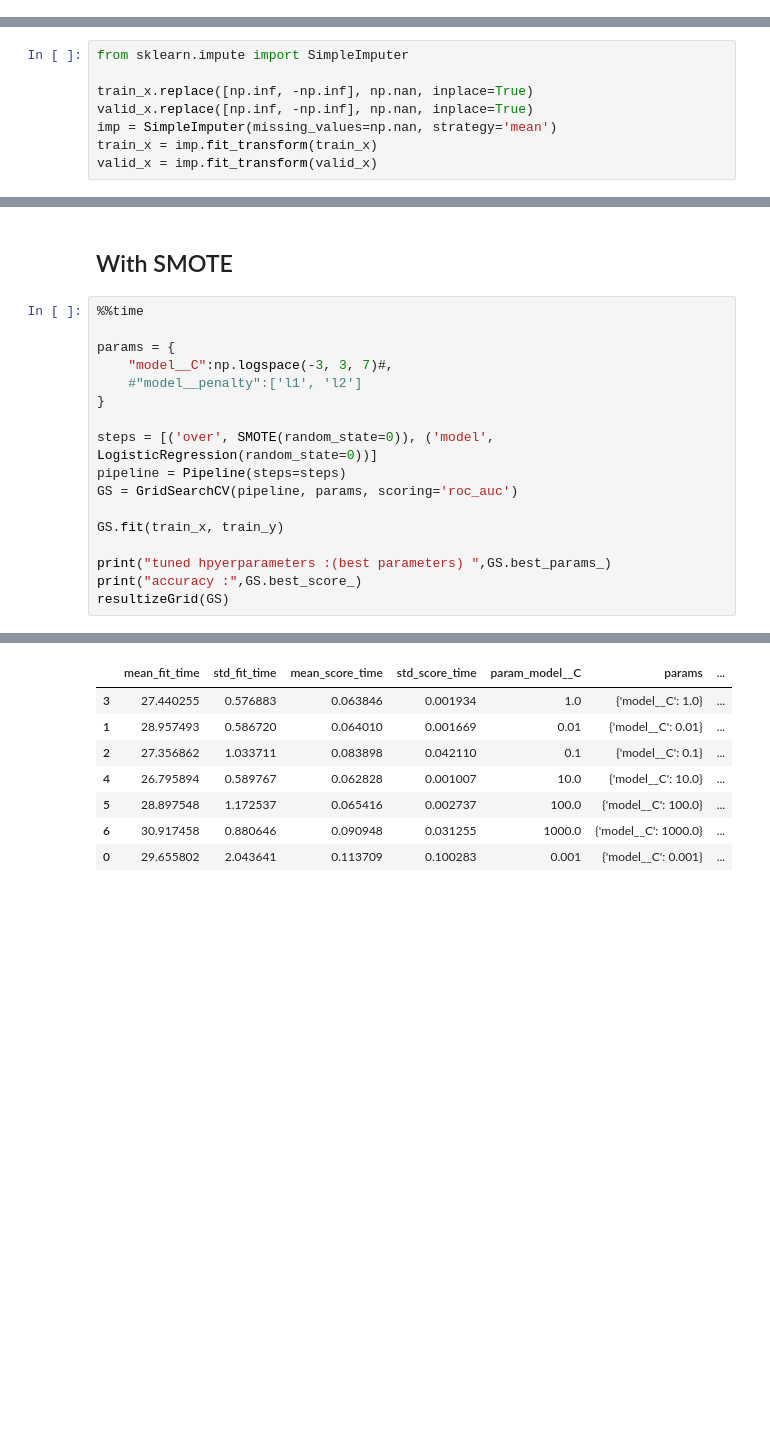
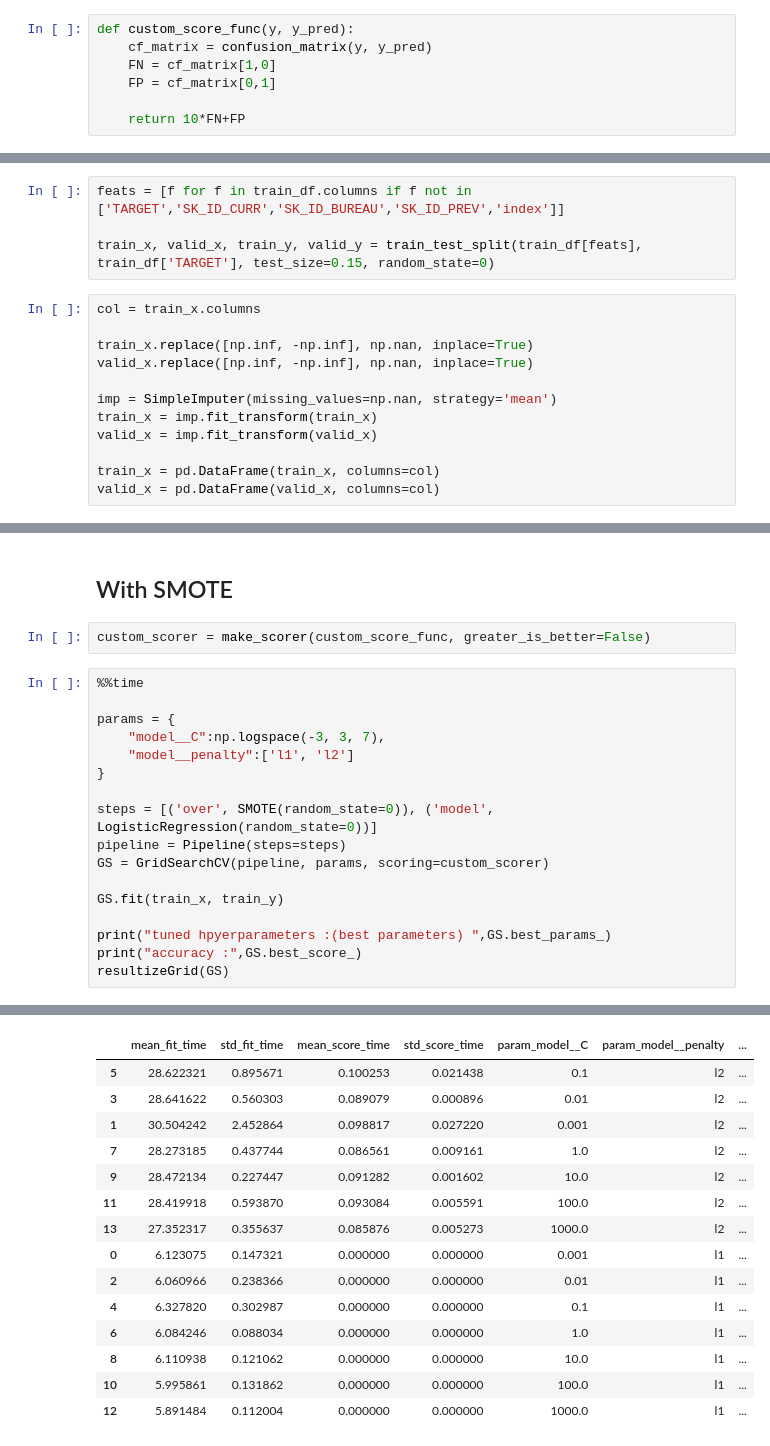
Before and after one commit to OCangrand/OC-Project7, a Jupyter notebook: Modelisation.ipynb, the cells around one changed output, grey strips where cells are left out. Drawn from its saved outputs; the diff is of its cells as text; blank space fills up the shorter version.

```diff
--- a/Modelisation.ipynb
+++ b/Modelisation.ipynb
@@ -54,3 +63,10 @@ mlflow.set_experiment("Project7_LRnoSMOTE")
+# %%
+def custom_score_func(y, y_pred):
+    cf_matrix = confusion_matrix(y, y_pred)
+    FN = cf_matrix[1,0]
+    FP = cf_matrix[0,1]
+
+    return 10*FN+FP
 # %%
 def calcul_metrics(model, X, y):
     """Fonction de calcul des metriques précision, AUC et score_metier en fonction du modèle en entrée. Retourne un dictionnaire."""
@@ -125,11 +154,19 @@ for n_fold, (train_idx, valid_idx) in enumerate(folds.split(train_df[feats], tra
+# %%
+feats = [f for f in train_df.columns if f not in ['TARGET','SK_ID_CURR','SK_ID_BUREAU','SK_ID_PREV','index']]
+
+train_x, valid_x, train_y, valid_y = train_test_split(train_df[feats], train_df['TARGET'], test_size=0.15, random_state=0)
 # %%
-from sklearn.impute import SimpleImputer
+col = train_x.columns
 
 train_x.replace([np.inf, -np.inf], np.nan, inplace=True)
 valid_x.replace([np.inf, -np.inf], np.nan, inplace=True)
+
 imp = SimpleImputer(missing_values=np.nan, strategy='mean')
 train_x = imp.fit_transform(train_x)
 valid_x = imp.fit_transform(valid_x)
+
+train_x = pd.DataFrame(train_x, columns=col)
+valid_x = pd.DataFrame(valid_x, columns=col)
 # %% [markdown]
 ## Without SMOTE
 # %% [markdown]
@@ -174,16 +244,18 @@ sns.heatmap(cf_matrix, annot=labels, fmt="", cmap='Blues')
 # %% [markdown]
 ## With SMOTE
+# %%
+custom_scorer = make_scorer(custom_score_func, greater_is_better=False)
 # %%
 %%time
 
 params = {
-    "model__C":np.logspace(-3, 3, 7)#,
-    #"model__penalty":['l1', 'l2']
+    "model__C":np.logspace(-3, 3, 7),
+    "model__penalty":['l1', 'l2']
 }
 
 steps = [('over', SMOTE(random_state=0)), ('model', LogisticRegression(random_state=0))]
 pipeline = Pipeline(steps=steps)
-GS = GridSearchCV(pipeline, params, scoring='roc_auc')
+GS = GridSearchCV(pipeline, params, scoring=custom_scorer)
 
 GS.fit(train_x, train_y)
 
@@ -198,9 +270,16 @@ Wall time: 17min 23s
-|  | mean_fit_time | std_fit_time | mean_score_time | std_score_time | param_model__C | params | ... |
-| 3 | 27.440255 | 0.576883 | 0.063846 | 0.001934 | 1.0 | {'model__C': 1.0} | ... |
-| 1 | 28.957493 | 0.586720 | 0.064010 | 0.001669 | 0.01 | {'model__C': 0.01} | ... |
-| 2 | 27.356862 | 1.033711 | 0.083898 | 0.042110 | 0.1 | {'model__C': 0.1} | ... |
-| 4 | 26.795894 | 0.589767 | 0.062828 | 0.001007 | 10.0 | {'model__C': 10.0} | ... |
-| 5 | 28.897548 | 1.172537 | 0.065416 | 0.002737 | 100.0 | {'model__C': 100.0} | ... |
-| 6 | 30.917458 | 0.880646 | 0.090948 | 0.031255 | 1000.0 | {'model__C': 1000.0} | ... |
-| 0 | 29.655802 | 2.043641 | 0.113709 | 0.100283 | 0.001 | {'model__C': 0.001} | ... |
+|  | mean_fit_time | std_fit_time | mean_score_time | std_score_time | param_model__C | param_model__penalty | ... |
+| 5 | 28.622321 | 0.895671 | 0.100253 | 0.021438 | 0.1 | l2 | ... |
+| 3 | 28.641622 | 0.560303 | 0.089079 | 0.000896 | 0.01 | l2 | ... |
+| 1 | 30.504242 | 2.452864 | 0.098817 | 0.027220 | 0.001 | l2 | ... |
+| 7 | 28.273185 | 0.437744 | 0.086561 | 0.009161 | 1.0 | l2 | ... |
+| 9 | 28.472134 | 0.227447 | 0.091282 | 0.001602 | 10.0 | l2 | ... |
+| 11 | 28.419918 | 0.593870 | 0.093084 | 0.005591 | 100.0 | l2 | ... |
+| 13 | 27.352317 | 0.355637 | 0.085876 | 0.005273 | 1000.0 | l2 | ... |
+| 0 | 6.123075 | 0.147321 | 0.000000 | 0.000000 | 0.001 | l1 | ... |
+| 2 | 6.060966 | 0.238366 | 0.000000 | 0.000000 | 0.01 | l1 | ... |
+| 4 | 6.327820 | 0.302987 | 0.000000 | 0.000000 | 0.1 | l1 | ... |
+| 6 | 6.084246 | 0.088034 | 0.000000 | 0.000000 | 1.0 | l1 | ... |
+| 8 | 6.110938 | 0.121062 | 0.000000 | 0.000000 | 10.0 | l1 | ... |
+| 10 | 5.995861 | 0.131862 | 0.000000 | 0.000000 | 100.0 | l1 | ... |
+| 12 | 5.891484 | 0.112004 | 0.000000 | 0.000000 | 1000.0 | l1 | ... |
 # %%
```
Also changed, not shown: parts of 26 cells of this notebook.
